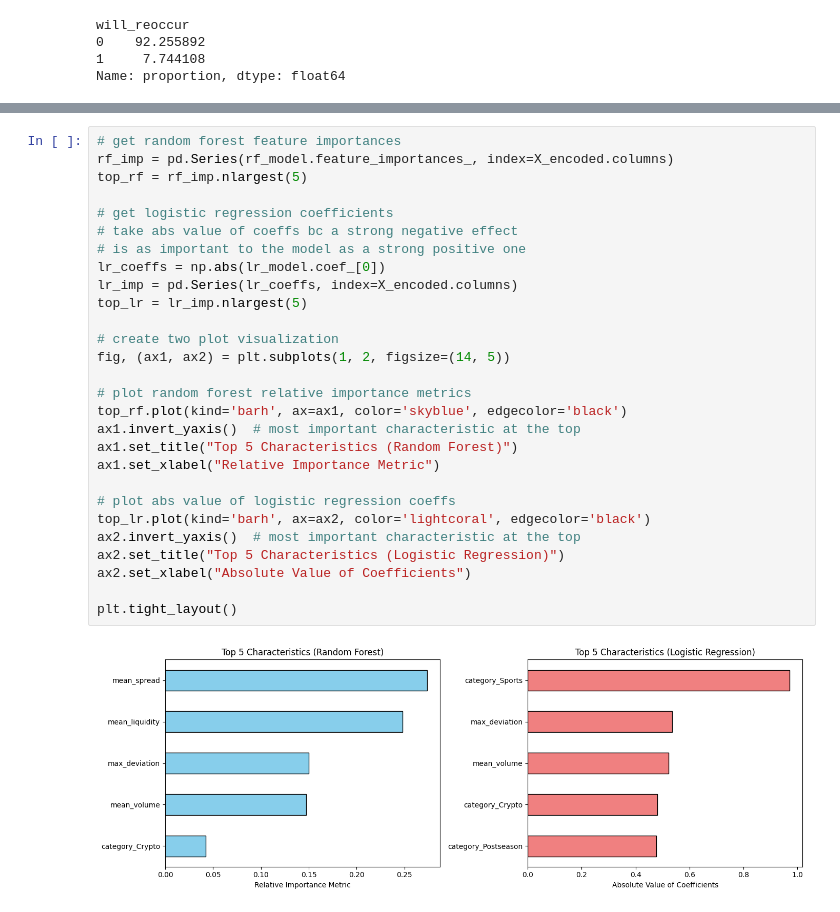
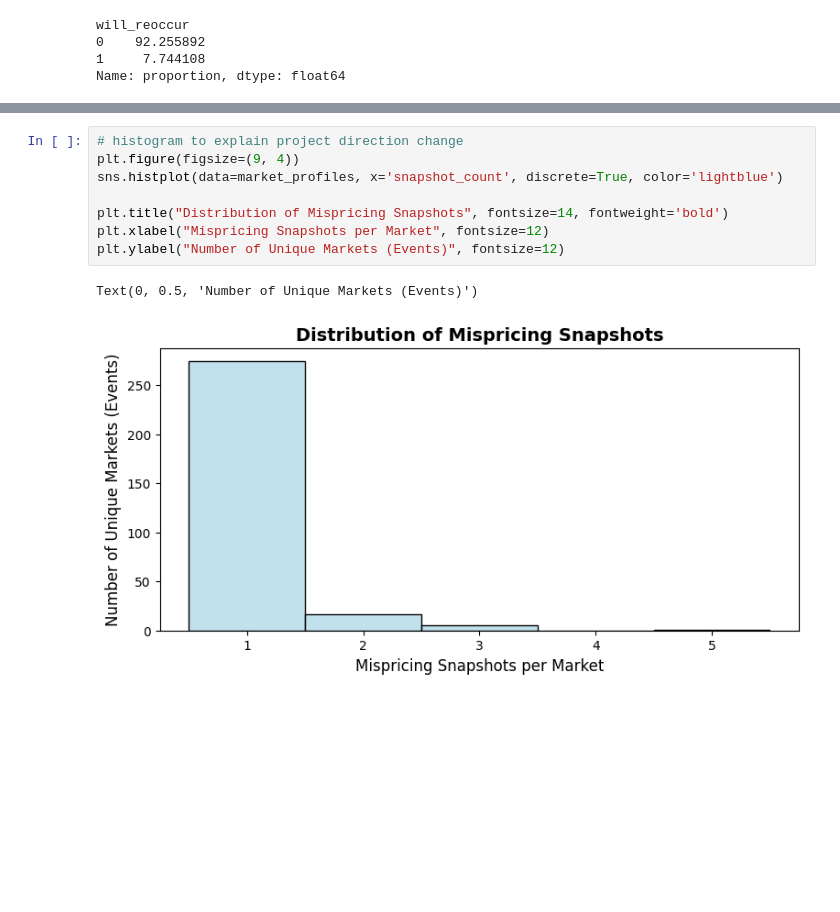
Before and after one commit to mcpham100/polymarket_mispricing, a Jupyter notebook: data/eda_and_modeling.ipynb, the cells around one changed output, grey strips where cells are left out. Saved outputs shown, nothing was run; the diff lists cells and outputs as text; blank space fills up the shorter version.

```diff
--- a/data/eda_and_modeling.ipynb
+++ b/data/eda_and_modeling.ipynb
@@ -213,30 +149,11 @@ ROC-AUC Score: 0.5200
-# %%
-# get random forest feature importances
-rf_imp = pd.Series(rf_model.feature_importances_, index=X_encoded.columns)
-top_rf = rf_imp.nlargest(5)
-
-# get logistic regression coefficients
-# take abs value of coeffs bc a strong negative effect
-# is as important to the model as a strong positive one
-lr_coeffs = np.abs(lr_model.coef_[0])
-lr_imp = pd.Series(lr_coeffs, index=X_encoded.columns)
-top_lr = lr_imp.nlargest(5)
-
-# create two plot visualization
-fig, (ax1, ax2) = plt.subplots(1, 2, figsize=(14, 5))
-
-# plot random forest relative importance metrics
-top_rf.plot(kind='barh', ax=ax1, color='skyblue', edgecolor='black')
-ax1.invert_yaxis()  # most important characteristic at the top
-ax1.set_title("Top 5 Characteristics (Random Forest)")
-ax1.set_xlabel("Relative Importance Metric")
-
-# plot abs value of logistic regression coeffs
-top_lr.plot(kind='barh', ax=ax2, color='lightcoral', edgecolor='black')
-ax2.invert_yaxis()  # most important characteristic at the top
-ax2.set_title("Top 5 Characteristics (Logistic Regression)")
-ax2.set_xlabel("Absolute Value of Coefficients")
-
-plt.tight_layout()
-# %% [output]
-[figure, removed]
+# %%
+# histogram to explain project direction change
+plt.figure(figsize=(9, 4))
+sns.histplot(data=market_profiles, x='snapshot_count', discrete=True, color='lightblue')
+
+plt.title("Distribution of Mispricing Snapshots", fontsize=14, fontweight='bold')
+plt.xlabel("Mispricing Snapshots per Market", fontsize=12)
+plt.ylabel("Number of Unique Markets (Events)", fontsize=12)
+# %% [output]
+Text(0, 0.5, 'Number of Unique Markets (Events)')
+[figure, added]
```
Also changed, not shown: parts of 9 cells of this notebook.
